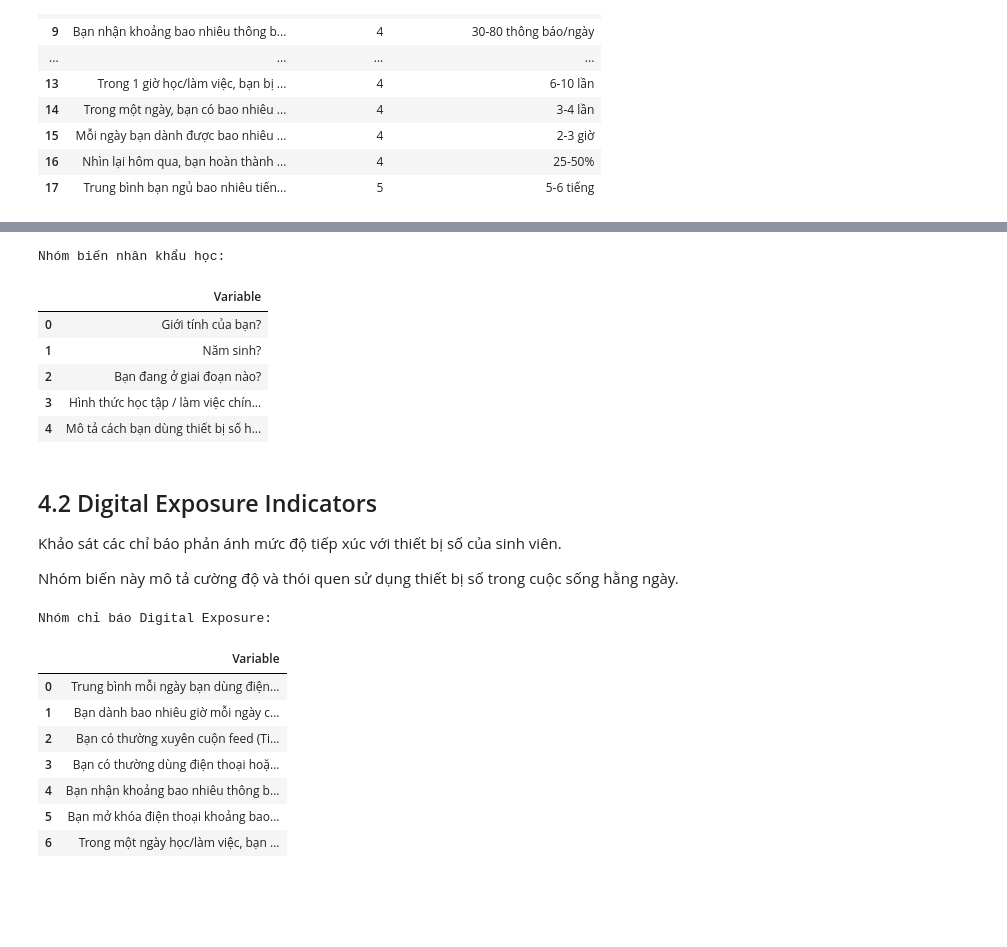
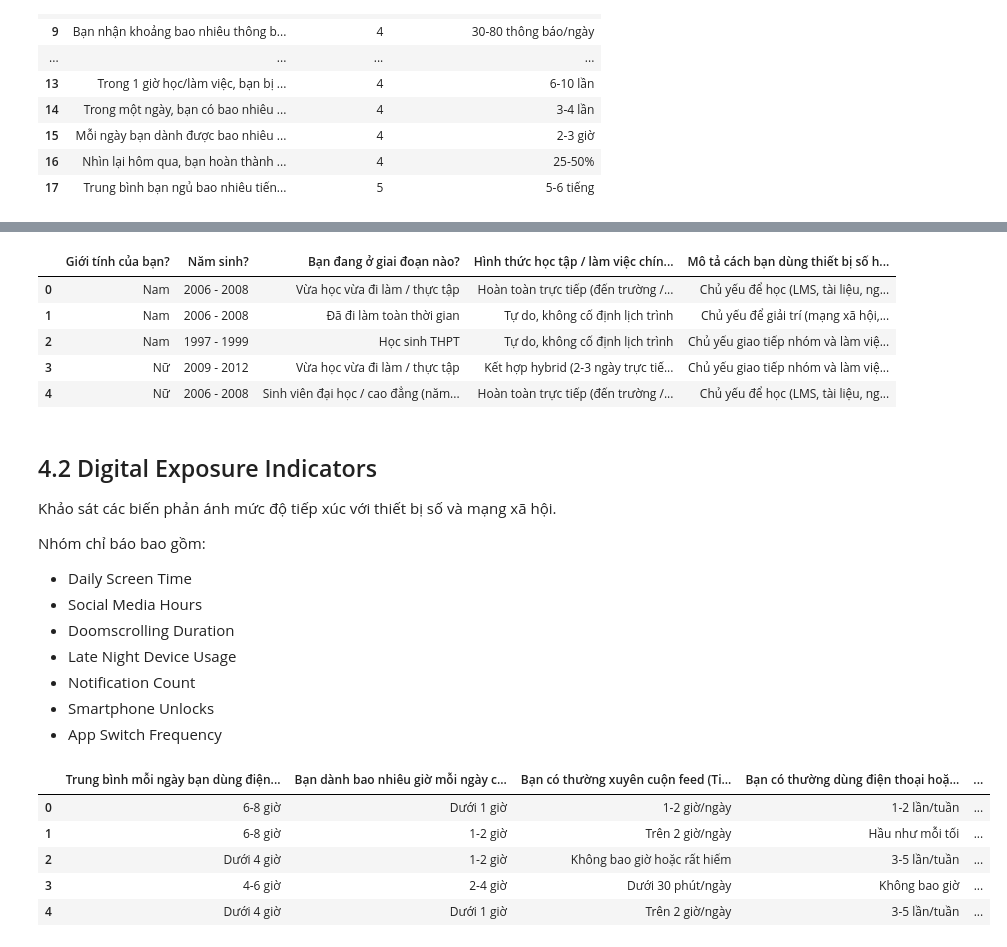
Before and after one commit to NguynnThah/DA016, a Jupyter notebook: notebooks/vietnam_dataset/01_preEDA.ipynb, the cells around one changed output, grey strips where cells are left out. Saved outputs shown, nothing was run; the diff lists cells and outputs as text; code cells hidden in the pictures; blank space fills up the shorter version.

```diff
--- a/notebooks/vietnam_dataset/01_preEDA.ipynb
+++ b/notebooks/vietnam_dataset/01_preEDA.ipynb
@@ -435,7 +443,7 @@ Nhóm biến này phản ánh đặc điểm cá nhân và bối cảnh học t
 # %%
-# Khai báo nhóm biến nhân khẩu học
+# Khai báo nhóm biến nhân khẩu học và bối cảnh
 
-demographic_variables = [
+demographic_context_features = [
 
     "Giới tính của bạn?",
     "Năm sinh?",
@@ -445,62 +453,63 @@ demographic_variables = [
 
 ]
 
+display(
 
-# Hiển thị danh sách biến
+    survey_dataset[
+        demographic_context_features
+    ].head()
 
-demographic_summary = pd.DataFrame({
-    "Variable": demographic_variables
-})
-
-print("Nhóm biến nhân khẩu học:")
-
-display(demographic_summary)
+)
 # %% [output]
-Nhóm biến nhân khẩu học:
-|  | Variable |
-| 0 | Giới tính của bạn? |
-| 1 | Năm sinh? |
-| 2 | Bạn đang ở giai đoạn nào? |
-| 3 | Hình thức học tập / làm việc chín... |
-| 4 | Mô tả cách bạn dùng thiết bị số h... |
+|  | Giới tính của bạn? | Năm sinh? | Bạn đang ở giai đoạn nào? | Hình thức học tập / làm việc chín... | Mô tả cách bạn dùng thiết bị số h... |
+| 0 | Nam | 2006 - 2008 | Vừa học vừa đi làm / thực tập | Hoàn toàn trực tiếp (đến trường /... | Chủ yếu để học (LMS, tài liệu, ng... |
+| 1 | Nam | 2006 - 2008 | Đã đi làm toàn thời gian | Tự do, không cố định lịch trình | Chủ yếu để giải trí (mạng xã hội,... |
+| 2 | Nam | 1997 - 1999 | Học sinh THPT | Tự do, không cố định lịch trình | Chủ yếu giao tiếp nhóm và làm việ... |
+| 3 | Nữ | 2009 - 2012 | Vừa học vừa đi làm / thực tập | Kết hợp hybrid (2-3 ngày trực tiế... | Chủ yếu giao tiếp nhóm và làm việ... |
+| 4 | Nữ | 2006 - 2008 | Sinh viên đại học / cao đẳng (năm... | Hoàn toàn trực tiếp (đến trường /... | Chủ yếu để học (LMS, tài liệu, ng... |
 # %% [markdown]
 ## 4.2 Digital Exposure Indicators
 
-Khảo sát các chỉ báo phản ánh mức độ tiếp xúc với thiết bị số của sinh viên.
+Khảo sát các biến phản ánh mức độ tiếp xúc với thiết bị số và mạng xã hội.
 
-Nhóm biến này mô tả cường độ và thói quen sử dụng thiết bị số trong cuộc sống hằng ngày.
+Nhóm chỉ báo bao gồm:
+
+- Daily Screen Time
+- Social Media Hours
+- Doomscrolling Duration
+- Late Night Device Usage
+- Notification Count
+- Smartphone Unlocks
+- App Switch Frequency
 # %%
-# Khai báo nhóm chỉ báo Digital Exposure
+# Khai báo nhóm biến Digital Exposure
 
-digital_exposure_variables = [
+digital_exposure_features = [
 
-    "Trung bình mỗi ngày bạn dùng điện thoại và máy tính tổng cộng bao nhiêu giờ (gộp cả học/làm lẫn giải trí)?",
+    "Trung bình mỗi ngày bạn dùng điện thoại và máy tính tổng cộng bao nhiêu giờ  (gộp cả học/làm lẫn giải trí)?",
     "Bạn dành bao nhiêu giờ mỗi ngày cho mạng xã hội (TikTok, Instagram, Facebook, YouTube Shorts...)?\n",
     "Bạn có thường xuyên cuộn feed (TikTok, Reels, Shorts...) liên tục không có mục đích rõ ràng? Nếu có, mỗi ngày khoảng bao lâu?",
     "Bạn có thường dùng điện thoại hoặc máy tính sau 22 giờ đêm?",
     "Bạn nhận khoảng bao nhiêu thông báo trên tất cả ứng dụng mỗi ngày?",
     "Bạn mở khóa điện thoại khoảng bao nhiêu lần mỗi ngày?",
     "Trong một ngày học/làm việc, bạn chuyển qua lại giữa ứng dụng/tab khoảng bao nhiêu lần?"
 
 ]
 
-digital_exposure_summary = pd.DataFrame({
-    "Variable": digital_exposure_variables
-})
+display(
 
-print("Nhóm chỉ báo Digital Exposure:")
+    survey_dataset[
+        digital_exposure_features
+    ].head()
 
-display(digital_exposure_summary)
+)
 # %% [output]
-Nhóm chỉ báo Digital Exposure:
-|  | Variable |
-| 0 | Trung bình mỗi ngày bạn dùng điện... |
-| 1 | Bạn dành bao nhiêu giờ mỗi ngày c... |
-| 2 | Bạn có thường xuyên cuộn feed (Ti... |
-| 3 | Bạn có thường dùng điện thoại hoặ... |
-| 4 | Bạn nhận khoảng bao nhiêu thông b... |
-| 5 | Bạn mở khóa điện thoại khoảng bao... |
-| 6 | Trong một ngày học/làm việc, bạn ... |
+|  | Trung bình mỗi ngày bạn dùng điện... | Bạn dành bao nhiêu giờ mỗi ngày c... | Bạn có thường xuyên cuộn feed (Ti... | Bạn có thường dùng điện thoại hoặ... | ... |
+| 0 | 6-8 giờ | Dưới 1 giờ | 1-2 giờ/ngày | 1-2 lần/tuần | ... |
+| 1 | 6-8 giờ | 1-2 giờ | Trên 2 giờ/ngày | Hầu như mỗi tối | ... |
+| 2 | Dưới 4 giờ | 1-2 giờ | Không bao giờ hoặc rất hiếm | 3-5 lần/tuần | ... |
+| 3 | 4-6 giờ | 2-4 giờ | Dưới 30 phút/ngày | Không bao giờ | ... |
+| 4 | Dưới 4 giờ | Dưới 1 giờ | Trên 2 giờ/ngày | 3-5 lần/tuần | ... |
 # %% [markdown]
 ## 4.3 Cognitive Performance Indicators
 
```
Also changed, not shown: parts of 12 cells of this notebook.
